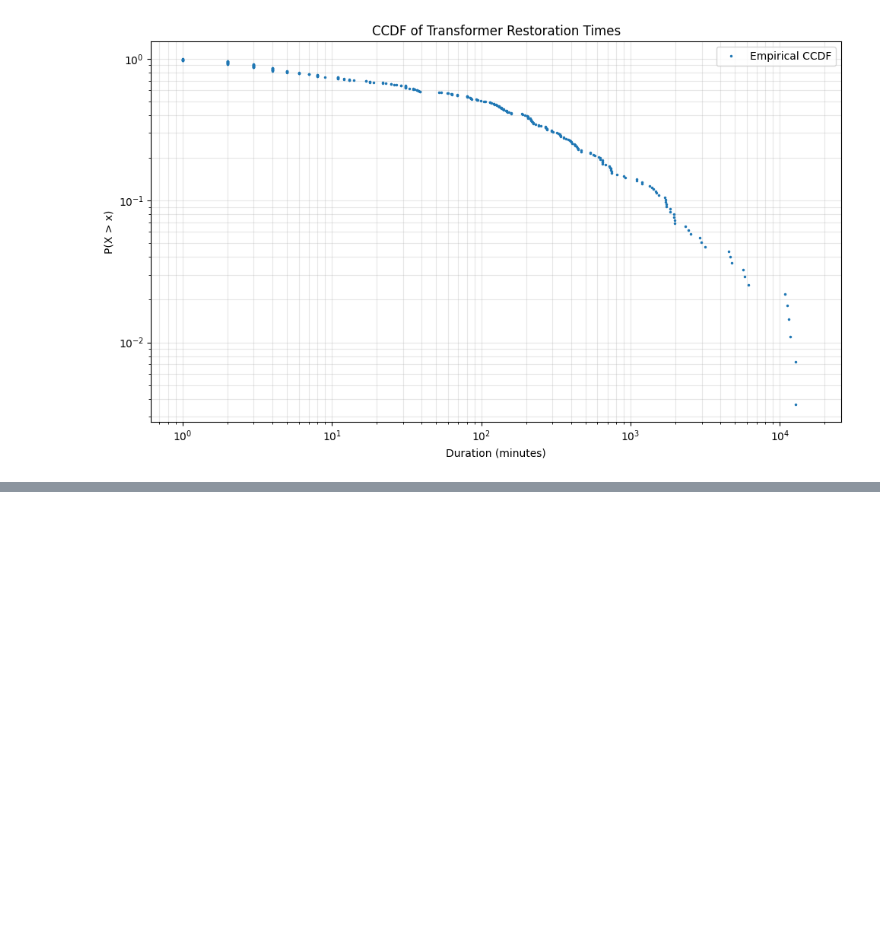
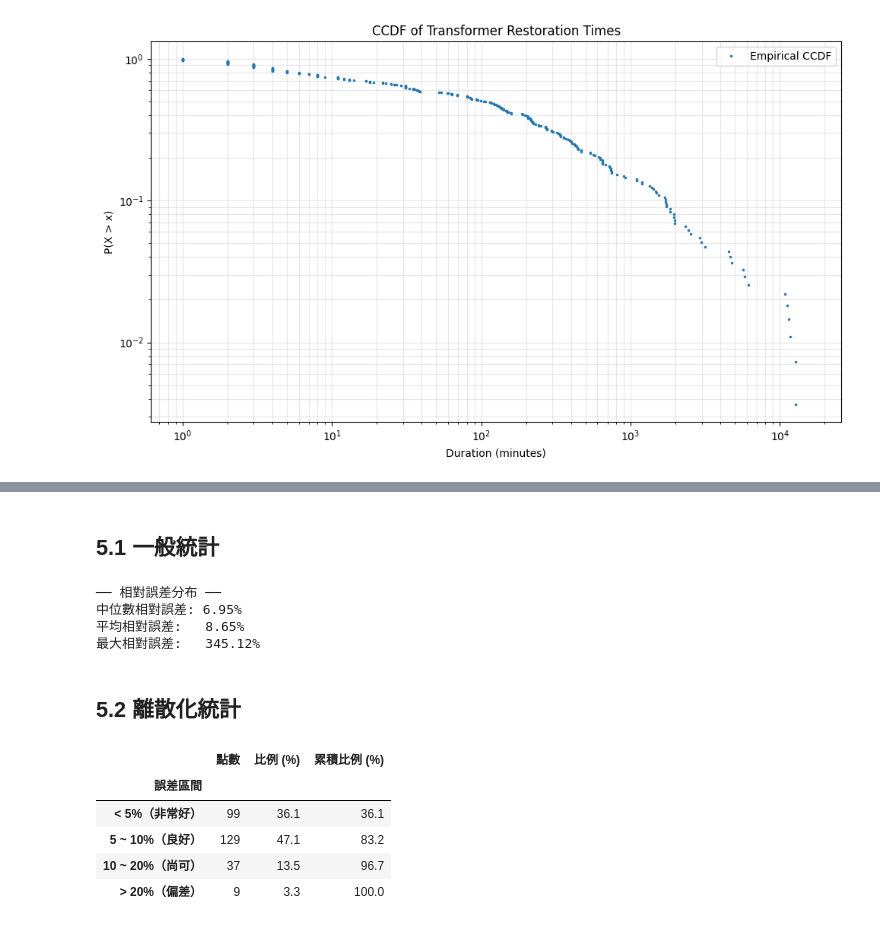
Before and after one commit to jungswork/05_Power_Grid_Repair_Time, a Jupyter notebook: 05_trans_data_analysis.ipynb, the cells around one changed output, grey strips where cells are left out. Drawn from its saved outputs; the diff is of its cells as text; code cells hidden in the pictures; blank space fills up the shorter version.

```diff
--- a/05_trans_data_analysis.ipynb
+++ b/05_trans_data_analysis.ipynb
@@ -193,0 +358,59 @@ plt.show()
+# %% [markdown]
+## 5.1 一般統計
+# %%
+# Log-normal 全域擬合參數
+params_global = stats.lognorm.fit(duration_sorted, floc=0)
+sigma = params_global[0]
+mu    = np.log(params_global[2])
+
+# 計算實際 CCDF 與理論 CCDF
+ccdf_empirical = 1 - np.arange(1, len(duration_sorted) + 1) / len(duration_sorted)
+ccdf_lognorm   = 1 - stats.lognorm.cdf(duration_sorted, s=sigma, scale=np.exp(mu))
+
+# 過濾掉 ccdf_empirical = 0 的點，避免分母為零
+mask = ccdf_empirical > 0
+ccdf_empirical_valid = ccdf_empirical[mask]
+ccdf_lognorm_valid   = ccdf_lognorm[mask]
+
+# 相對誤差
+rel_err = np.abs(ccdf_empirical_valid - ccdf_lognorm_valid) / ccdf_empirical_valid
+
+# 一般統計
+print("── 相對誤差分布 ──")
+print(f"中位數相對誤差: {np.median(rel_err)*100:.2f}%")
+print(f"平均相對誤差:   {np.mean(rel_err)*100:.2f}%")
+print(f"最大相對誤差:   {rel_err.max()*100:.2f}%")
+# %% [output]
+── 相對誤差分布 ──
+中位數相對誤差: 6.95%
+平均相對誤差:   8.65%
+最大相對誤差:   345.12%
+# %% [markdown]
+## 5.2 離散化統計
+# %%
+# 離散化統計
+bins   = [(0, 0.05), (0.05, 0.10), (0.10, 0.20), (0.20, np.inf)]
+labels = ["< 5%（非常好）", "5 ~ 10%（良好）", "10 ~ 20%（尚可）", "> 20%（偏差）"]
+n_total    = len(rel_err)
+cumulative = 0.0
+
+rows = []
+for (lo, hi), label in zip(bins, labels):
+    cnt  = int(((rel_err >= lo) & (rel_err < hi)).sum())
+    pct  = cnt / n_total * 100
+    cumulative += pct
+    rows.append({
+        "誤差區間"    : label,
+        "點數"        : cnt,
+        "比例 (%)"    : round(pct, 1),
+        "累積比例 (%)": round(cumulative, 1),
+    })
+
+pd.DataFrame(rows).set_index("誤差區間")
+# %% [output]
+|  | 點數 | 比例 (%) | 累積比例 (%) |
+| 誤差區間 |  |  |  |
+| < 5%（非常好） | 99 | 36.1 | 36.1 |
+| 5 ~ 10%（良好） | 129 | 47.1 | 83.2 |
+| 10 ~ 20%（尚可） | 37 | 13.5 | 96.7 |
+| > 20%（偏差） | 9 | 3.3 | 100.0 |
```
Also changed, not shown: parts of 13 cells of this notebook.
